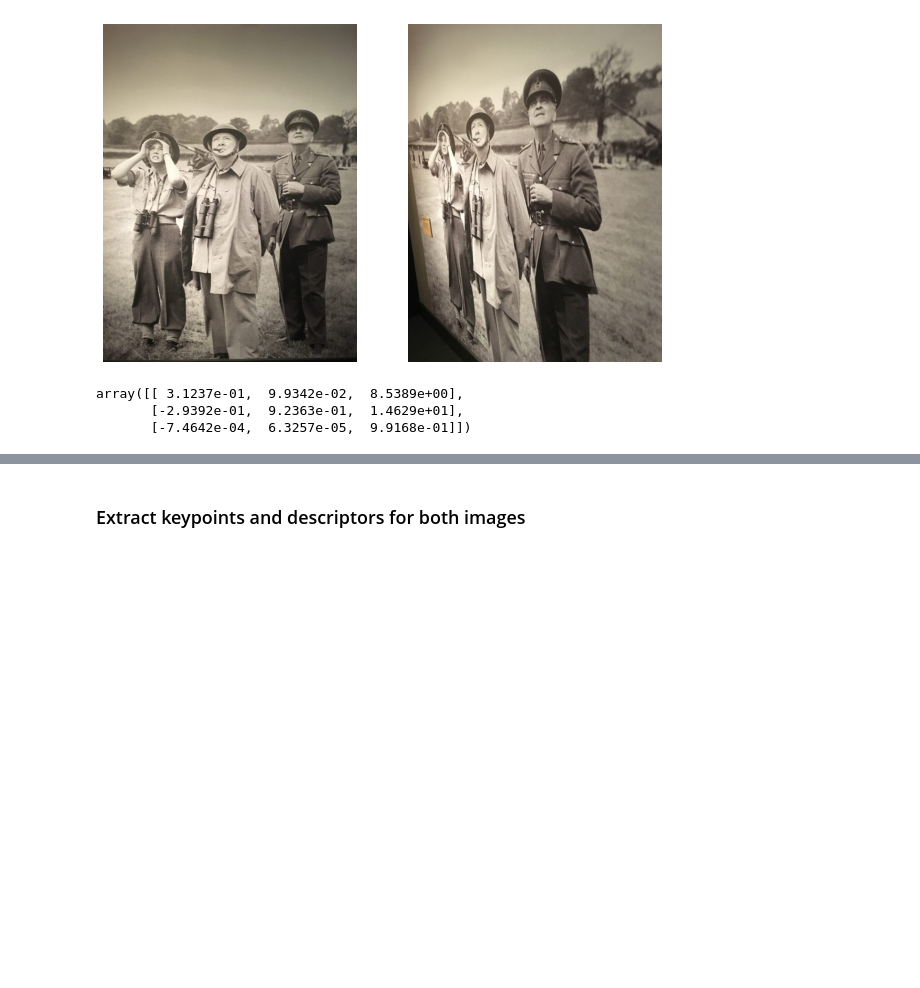
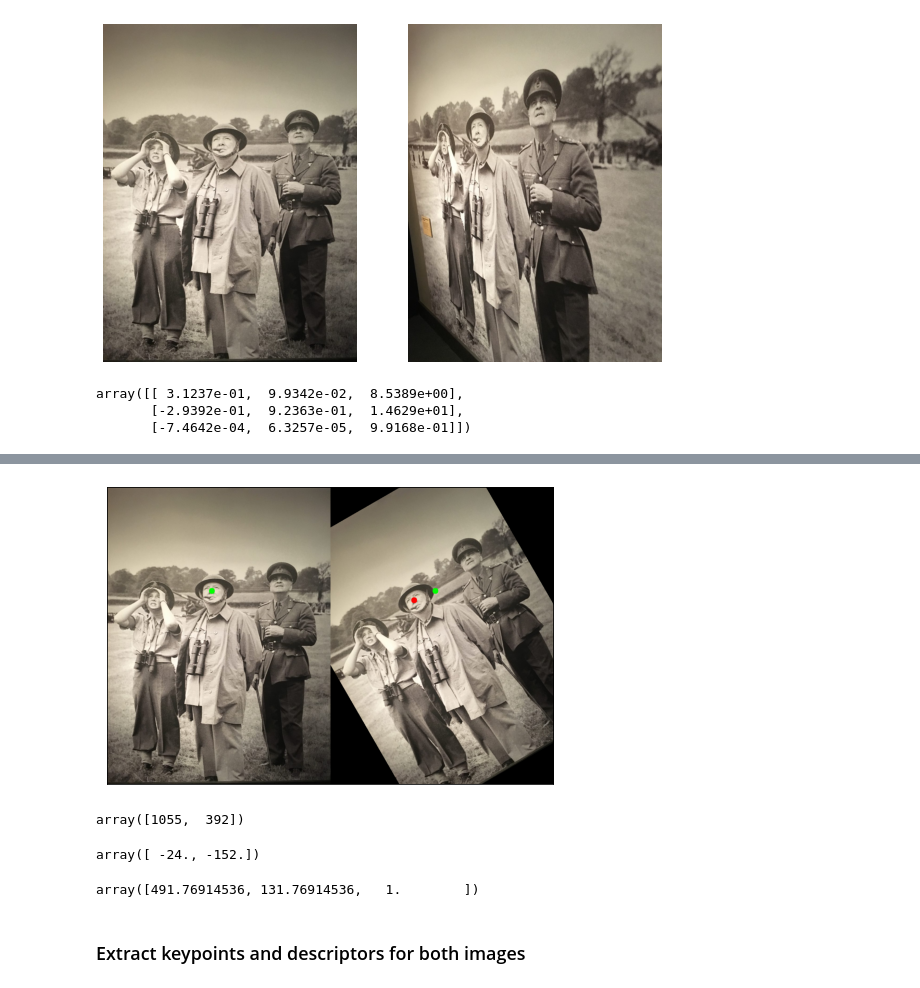
Before and after one commit to bpiyush/rotation-equivariant-lfm, a Jupyter notebook: notebooks/explore_hpatches.ipynb, the cells around one changed output, grey strips where cells are left out. Drawn from its saved outputs; the diff is of its cells as text; code cells hidden in the pictures; blank space fills up the shorter version.

```diff
--- a/notebooks/explore_hpatches.ipynb
+++ b/notebooks/explore_hpatches.ipynb
@@ -53,3 +132,52 @@ array([[ 3.1237e-01,  9.9342e-02,  8.5389e+00],
+# %%
+rotation = 30
+combined_image = np.concatenate([img1_np, np.asarray(img1.rotate(rotation))], axis=1)
+
+H1, W1 = img1_np.shape[:2]
+kp = np.array([360, 360], dtype=int)
+cv2.circle(combined_image, tuple(kp), 10, (0, 255, 0), -1)
+
+# kp2 = kp2tuple(kp_transformed[0])
+
+# kp_transformed = apply_homography_to_keypoints(kp.reshape((1, 2)), R)
+
+# kp_transformed = R @ np.concatenate([kp, np.ones(1)], axis=0)
+# kp_transformed = kp_transformed[:2]
+# kp_transformed = apply_homography_to_keypoints(kp_transformed, R.T)
+
+rotation_in_rad = -np.radians(rotation)
+R = np.array([
+    [np.cos(rotation_in_rad), -np.sin(rotation_in_rad), 0.],
+    [np.sin(rotation_in_rad), np.cos(rotation_in_rad), 0.],
+    [0., 0., 1.],
+])
+
+# kp_transformed = kp.copy()
+kp_in_image_center_coordinates = kp - (W1 / 2, H1/2)
+kp_transformed = (R @ np.concatenate([kp_in_image_center_coordinates, np.ones(1)], axis=0))[:2]
+kp_transformed += (W1/2, H1/2)
+kp_transformed = kp_transformed.astype(int)
+kp_transformed[0] += W1
+kp_copy = kp.copy()
+kp_copy[0] += W1
+cv2.circle(combined_image, kp_copy, 10, (0, 255, 0), -1)
+cv2.circle(combined_image, kp_transformed, 10, (255, 0, 0), -1)
+
+show_single_image(combined_image)
+# %% [output]
+[figure, added]
+# %%
+kp_transformed
+# %% [output]
+array([1055,  392])
+# %%
+kp_in_image_center_coordinates
+# %% [output]
+array([ -24., -152.])
+# %%
+R @ np.concatenate([kp, np.ones(1)], axis=0)
+# %% [output]
+array([491.76914536, 131.76914536,   1.        ])
 # %% [markdown]
 ### Extract keypoints and descriptors for both images
 # %%
```
Also changed, not shown: parts of 24 cells of this notebook, 1 other file.
